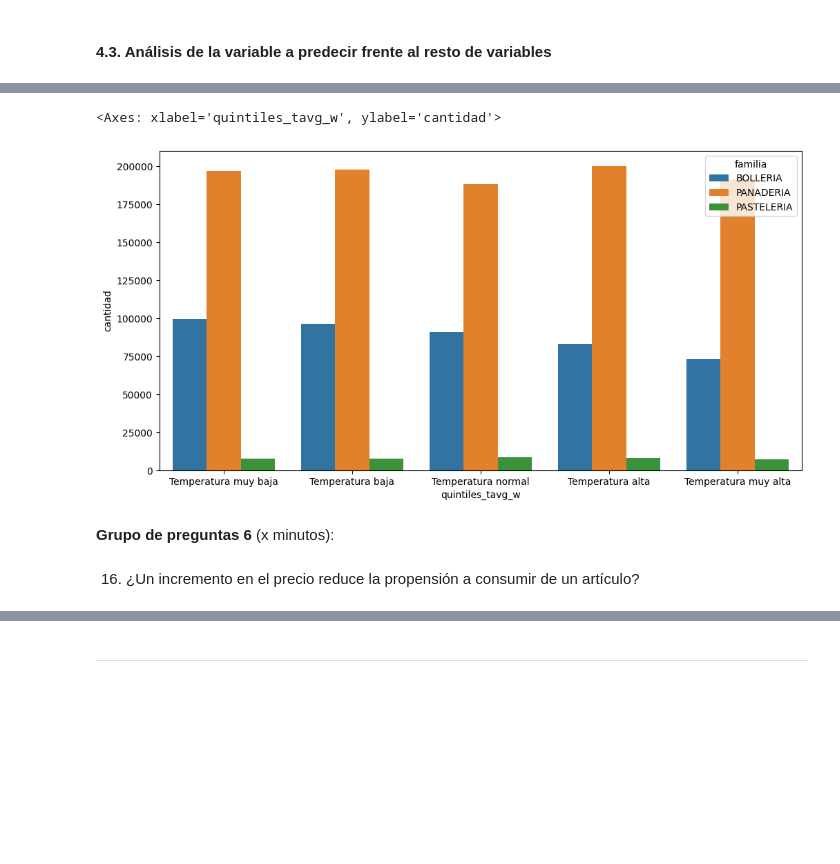
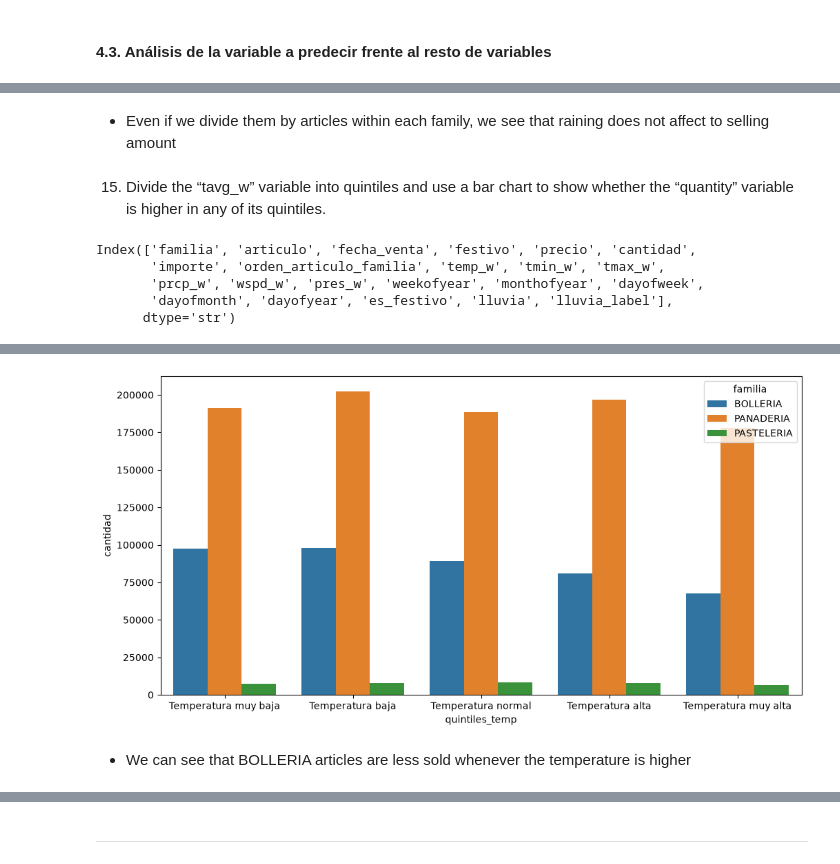
Before and after one commit to Irampardo/Datathon_CodeSpace, a Jupyter notebook: Notebooks/4_Datathon_EDA.ipynb, the cells around one changed output, grey strips where cells are left out. Drawn from its saved outputs; the diff is of its cells as text; code cells hidden in the pictures; blank space fills up the shorter version.

```diff
--- a/Notebooks/4_Datathon_EDA.ipynb
+++ b/Notebooks/4_Datathon_EDA.ipynb
@@ -274,0 +99,3 @@ PASTELERIA -> Articulo 6549 -> Outliers 3
+# %%
+# 2. Convert fechaventa into date time format
+df['fecha_venta'] = pd.to_datetime(df['fecha_venta'], errors='coerce')
@@ -513,0 +837,31 @@ sns.boxplot(data=df, x='lluvia', y='cantidad', hue='familia')
+# %%
+# 14. Analyze whether sales quantity depends on rainfall
+
+import numpy as np
+import matplotlib.pyplot as plt
+import seaborn as sns
+
+# 1 = rainy day, 0 = non-rainy day
+df["lluvia"] = np.where(df["prcp_w"] > 0, 1, 0)
+
+# Replace numerical labels with readable labels
+df["lluvia_label"] = df["lluvia"].map({
+    0: "No rain",
+    1: "Rain"
+})
+
+plt.figure(figsize=(12, 6))
+
+sns.boxplot(
+    data=df,
+    x="lluvia_label",
+    y="cantidad",
+    hue="familia",
+    palette="husl"
+)
+
+plt.title("Sales quantity on rainy vs non-rainy days")
+plt.xlabel("Weather conditions")
+plt.ylabel("Quantity sold")
+plt.tight_layout()
+plt.show()
@@ -514,5 +918,17 @@ sns.boxplot(data=df, x='lluvia', y='cantidad', hue='familia')
+# %% [markdown]
+- Even if we divide them by articles within each family, we see that raining does not affect to selling amount
+# %% [markdown]
+15. Divide the “tavg_w” variable into quintiles and use a bar chart to show whether the “quantity” variable is higher in any of its quintiles.
+# %%
+df.columns
+# %% [output]
+Index(['familia', 'articulo', 'fecha_venta', 'festivo', 'precio', 'cantidad',
+       'importe', 'orden_articulo_familia', 'temp_w', 'tmin_w', 'tmax_w',
+       'prcp_w', 'wspd_w', 'pres_w', 'weekofyear', 'monthofyear', 'dayofweek',
+       'dayofmonth', 'dayofyear', 'es_festivo', 'lluvia', 'lluvia_label'],
+      dtype='str')
 # %%
-# 15
+# 15. Analysis of the mean temperature related to selling units
 
 labels_tavg = ['Temperatura muy baja',
                'Temperatura baja',
@@ -520,11 +936,11 @@ labels_tavg = ['Temperatura muy baja',
                'Temperatura alta',
                'Temperatura muy alta']
 
-df['quintiles_tavg_w'] = pd.qcut(df['tavg_w'], q=5, labels=labels_tavg)
+df['quintiles_temp'] = pd.qcut(df['temp_w'], q=5, labels=labels_tavg)
 
-group = df.groupby(["familia", "quintiles_tavg_w"])["cantidad"].sum().reset_index()
+group = df.groupby(["familia", "quintiles_temp"])["cantidad"].sum().reset_index()
 plt.figure(figsize=(12, 6))
-sns.barplot(data=group, x='quintiles_tavg_w', y='cantidad', hue='familia')
-#fig = px.bar(group, x='quintiles_tavg_w', y='cantidad', color="familia",barmode='group')
+sns.barplot(data=group, x='quintiles_temp', y='cantidad', hue='familia')
+#fig = px.bar(group, x='quintiles_temp', y='cantidad', color="familia",barmode='group')
 #fig.show()
 # %% [output]
@@ -532,6 +948,3 @@ FutureWarning: The default of observed=False is deprecated and will be changed t
-<Axes: xlabel='quintiles_tavg_w', ylabel='cantidad'>
-[figure, old version]
+[figure, new version]
-# %% [markdown]
-**Grupo de preguntas 6** (x minutos):
-# %% [markdown]
-16. ¿Un incremento en el precio reduce la propensión a consumir de un artículo?
+# %% [markdown]
+- We can see that BOLLERIA articles are less sold whenever the temperature is higher
```
Also changed, not shown: parts of 123 cells of this notebook, 8 other files.
